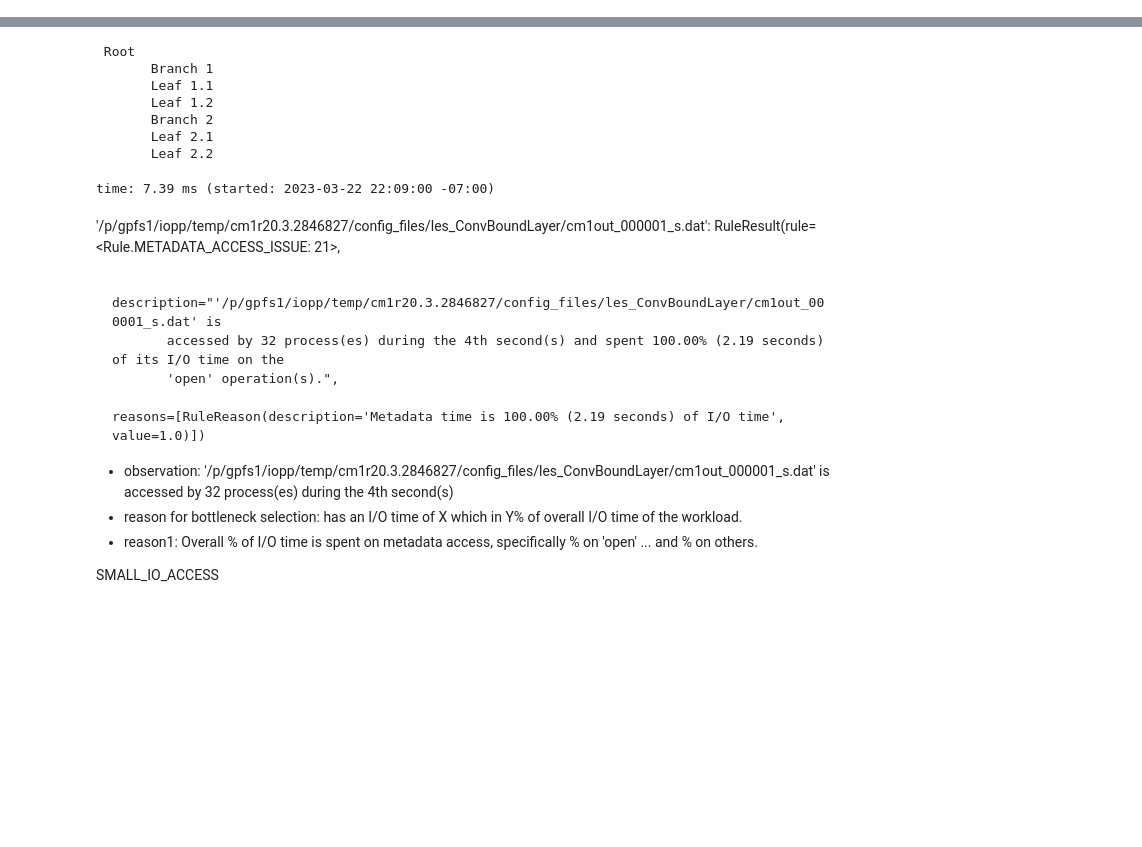
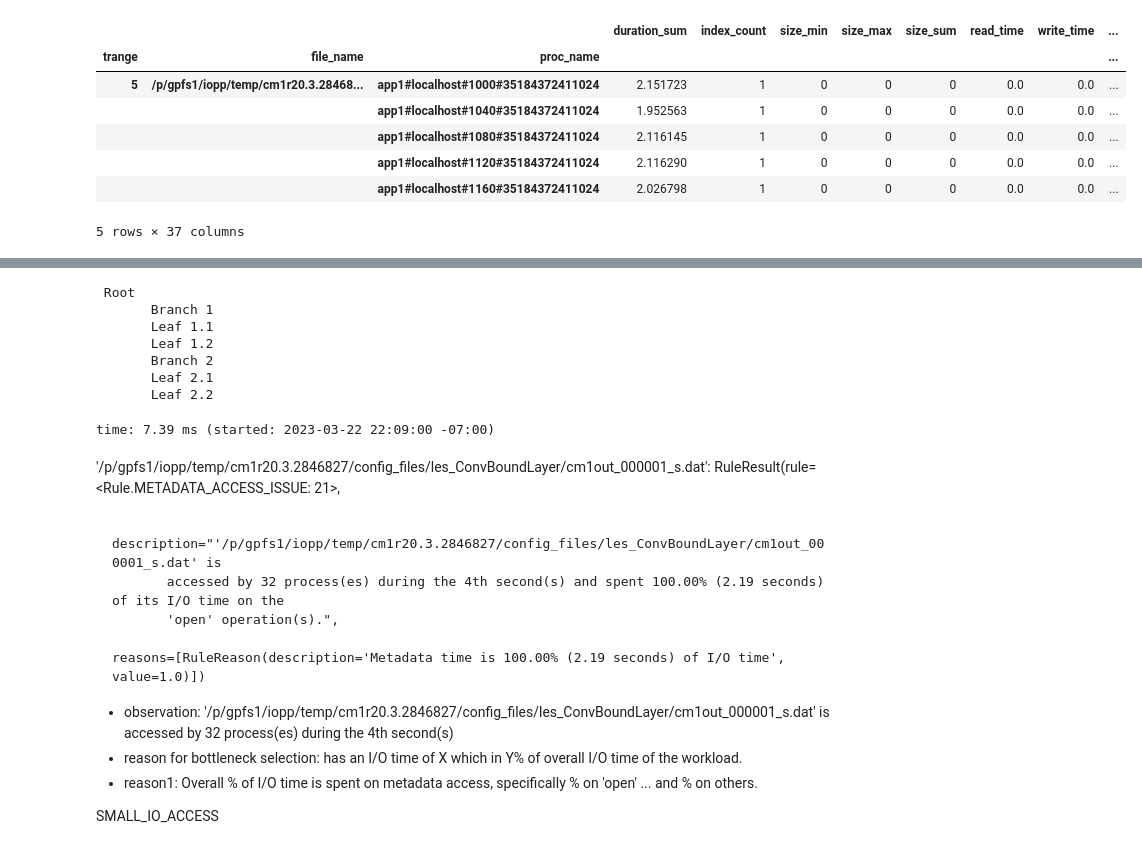
Before and after one commit to izzet/wisio, a Jupyter notebook: notebooks/recorder-cm1.ipynb, the cells around one changed output, grey strips where cells are left out. Drawn from its saved outputs; the diff is of its cells as text; code cells hidden in the pictures; blank space fills up the shorter version.

Commit message:
Recorder CM1 notebook updated.

```diff
--- a/notebooks/recorder-cm1.ipynb
+++ b/notebooks/recorder-cm1.ipynb
@@ -59,0 +80,4 @@ time: 5.41 s (started: 2023-03-29 22:43:19 -07:00)
+# %%
+%autoreload 2
+
+res = recorder_analyzer.analyze_parquet(log_dir=log_dir, checkpoint=False)
@@ -79,0 +106,11 @@ time: 15.4 ms (started: 2023-03-29 22:43:25 -07:00)
+# %%
+views[('trange',)].head()
+# %% [output]
+|  |  |  | duration_sum | index_count | size_min | size_max | size_sum | read_time | write_time | ... |
+| trange | file_name | proc_name |  |  |  |  |  |  |  | ... |
+| 5 | /p/gpfs1/iopp/temp/cm1r20.3.28468... | app1#localhost#1000#35184372411024 | 2.151723 | 1 | 0 | 0 | 0 | 0.0 | 0.0 | ... |
+|  |  | app1#localhost#1040#35184372411024 | 1.952563 | 1 | 0 | 0 | 0 | 0.0 | 0.0 | ... |
+|  |  | app1#localhost#1080#35184372411024 | 2.116145 | 1 | 0 | 0 | 0 | 0.0 | 0.0 | ... |
+|  |  | app1#localhost#1120#35184372411024 | 2.116290 | 1 | 0 | 0 | 0 | 0.0 | 0.0 | ... |
+|  |  | app1#localhost#1160#35184372411024 | 2.026798 | 1 | 0 | 0 | 0 | 0.0 | 0.0 | ... |
+5 rows × 37 columns
```
Also changed, not shown: parts of 16 cells of this notebook.
